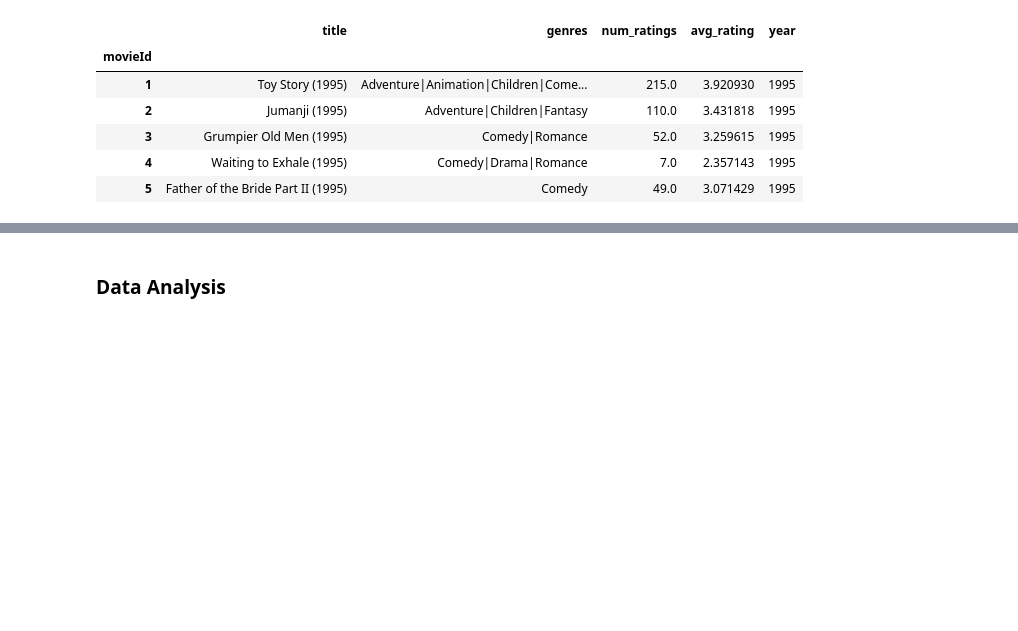
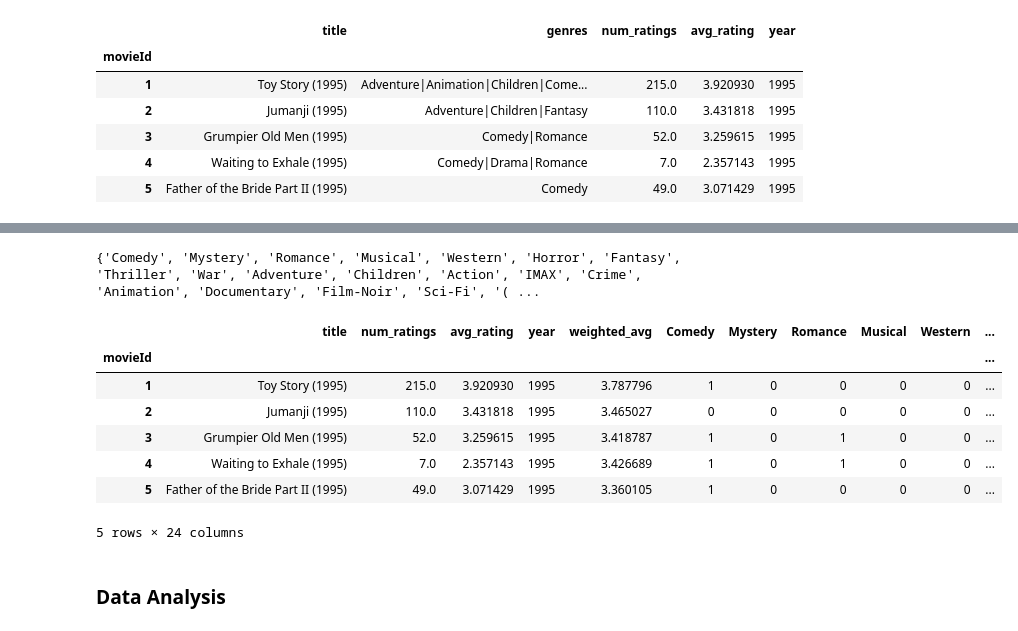
Before and after one commit to Jingxixi/Movie-Recommender, a Jupyter notebook: Data_Processing.ipynb, the cells around one changed output, grey strips where cells are left out. Cells and saved outputs as stored; diff of their text form; code cells hidden in the pictures; blank space fills up the shorter version.

```diff
--- a/Data_Processing.ipynb
+++ b/Data_Processing.ipynb
@@ -167,3 +204,31 @@ movies.head()
+# %%
+#Split the genres
+genre_set = set()
+for idx,row in movies.iterrows():
+    l = row.genres.split('|')
+    genre_set.update(l)
+print(genre_set)
+# %% [output]
+{'Comedy', 'Mystery', 'Romance', 'Musical', 'Western', 'Horror', 'Fantasy', 'Thriller', 'War', 'Adventure', 'Children', 'Action', 'IMAX', 'Crime', 'Animation', 'Documentary', 'Film-Noir', 'Sci-Fi', '( ...
+# %%
+# remove '(no genres listed)' from the set
+genre_set.remove('(no genres listed)')
+# %%
+movies_genre_df = movies.copy()
+for genre_name in genre_set:
+    movies_genre_df[genre_name] = movies_genre_df.apply(lambda _:int(genre_name in _.genres), axis = 1 )
+movies_genre_df = movies_genre_df.drop('genres',axis =1)
+# %%
+movies_genre_df.head()
+# %% [output]
+|  | title | num_ratings | avg_rating | year | weighted_avg | Comedy | Mystery | Romance | Musical | Western | ... |
+| movieId |  |  |  |  |  |  |  |  |  |  | ... |
+| 1 | Toy Story (1995) | 215.0 | 3.920930 | 1995 | 3.787796 | 1 | 0 | 0 | 0 | 0 | ... |
+| 2 | Jumanji (1995) | 110.0 | 3.431818 | 1995 | 3.465027 | 0 | 0 | 0 | 0 | 0 | ... |
+| 3 | Grumpier Old Men (1995) | 52.0 | 3.259615 | 1995 | 3.418787 | 1 | 0 | 1 | 0 | 0 | ... |
+| 4 | Waiting to Exhale (1995) | 7.0 | 2.357143 | 1995 | 3.426689 | 1 | 0 | 1 | 0 | 0 | ... |
+| 5 | Father of the Bride Part II (1995) | 49.0 | 3.071429 | 1995 | 3.360105 | 1 | 0 | 0 | 0 | 0 | ... |
+5 rows × 24 columns
 # %% [markdown]
 ### Data Analysis
 # %%
```
Also changed, not shown: parts of 11 cells of this notebook, 4 other files.
